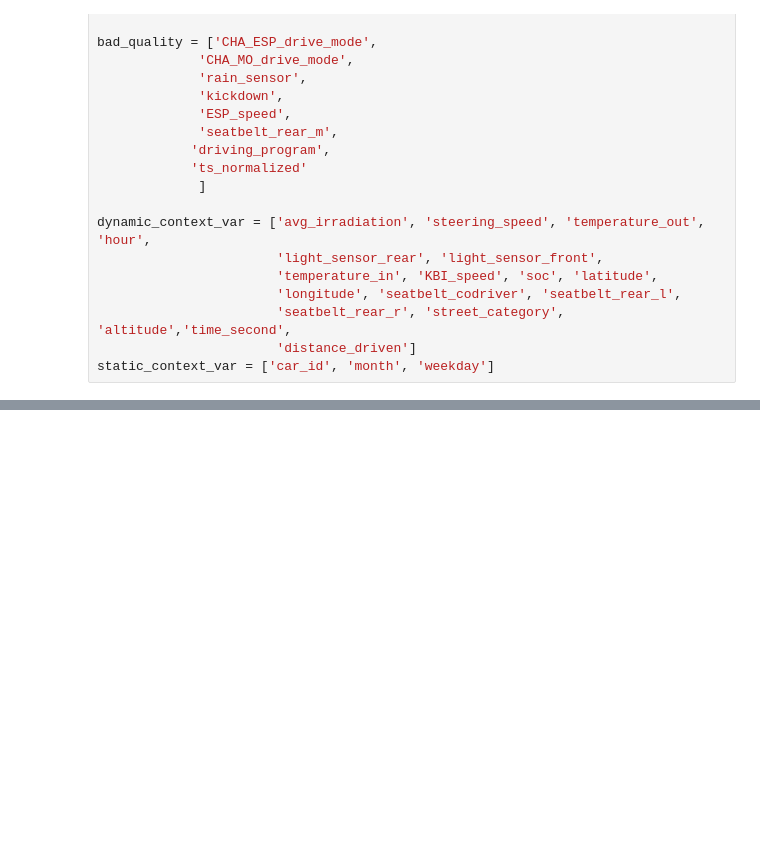
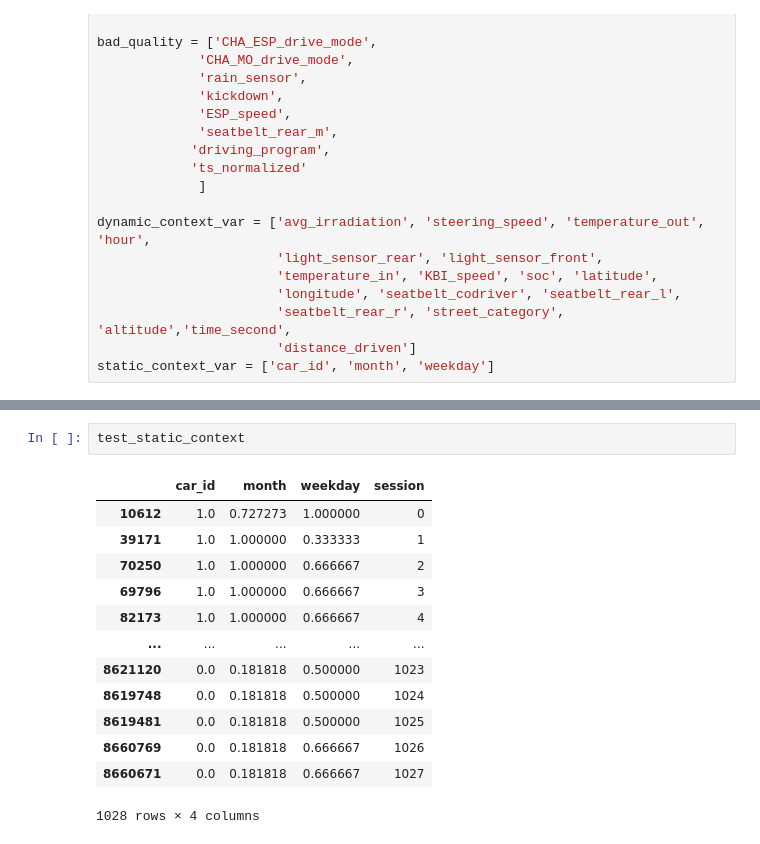
Before and after one commit to sreeragvn/CARSI-II-Master-Thesis-Context-Aware-Recsys, a Jupyter notebook: preprocessing/06_context.ipynb, the cells around one changed output, grey strips where cells are left out. Saved outputs shown, nothing was run; the diff lists cells and outputs as text; blank space fills up the shorter version.

```diff
--- a/preprocessing/06_context.ipynb
+++ b/preprocessing/06_context.ipynb
@@ -214,0 +293,16 @@ test_context_data
+# %%
+test_static_context
+# %% [output]
+|  | car_id | month | weekday | session |
+| 10612 | 1.0 | 0.727273 | 1.000000 | 0 |
+| 39171 | 1.0 | 1.000000 | 0.333333 | 1 |
+| 70250 | 1.0 | 1.000000 | 0.666667 | 2 |
+| 69796 | 1.0 | 1.000000 | 0.666667 | 3 |
+| 82173 | 1.0 | 1.000000 | 0.666667 | 4 |
+| ... | ... | ... | ... | ... |
+| 8621120 | 0.0 | 0.181818 | 0.500000 | 1023 |
+| 8619748 | 0.0 | 0.181818 | 0.500000 | 1024 |
+| 8619481 | 0.0 | 0.181818 | 0.500000 | 1025 |
+| 8660769 | 0.0 | 0.181818 | 0.666667 | 1026 |
+| 8660671 | 0.0 | 0.181818 | 0.666667 | 1027 |
+1028 rows × 4 columns
```
Also changed, not shown: parts of 15 cells of this notebook, 21 other files.
